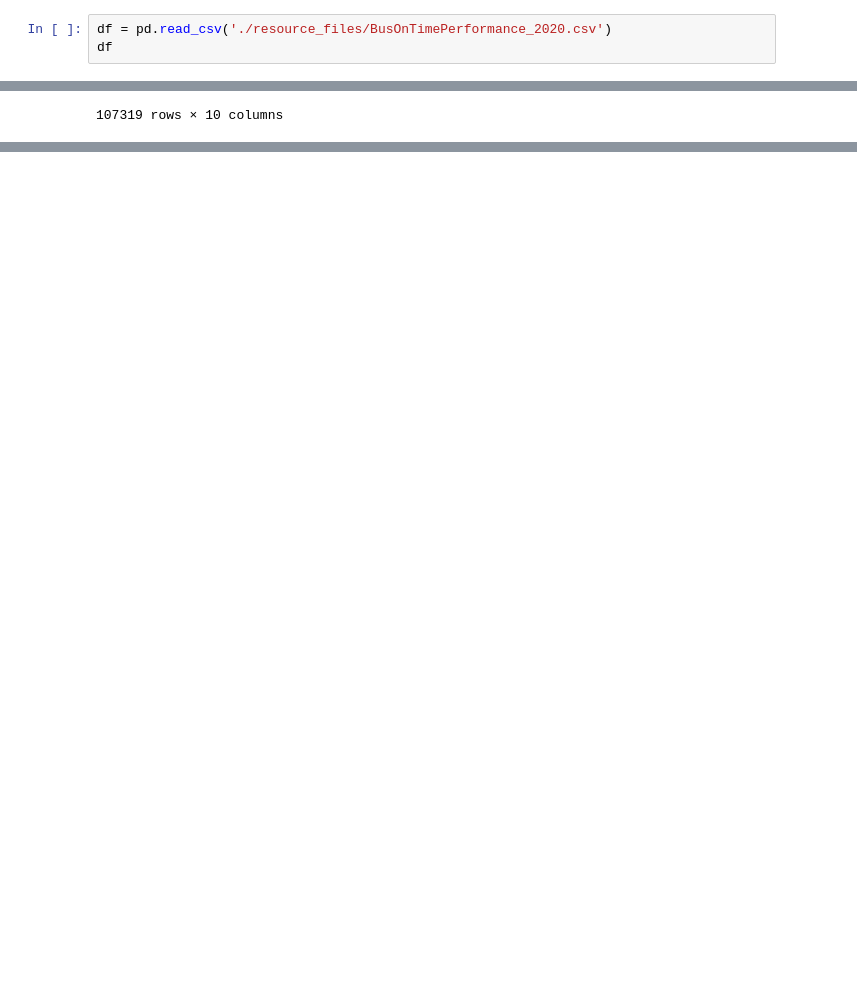
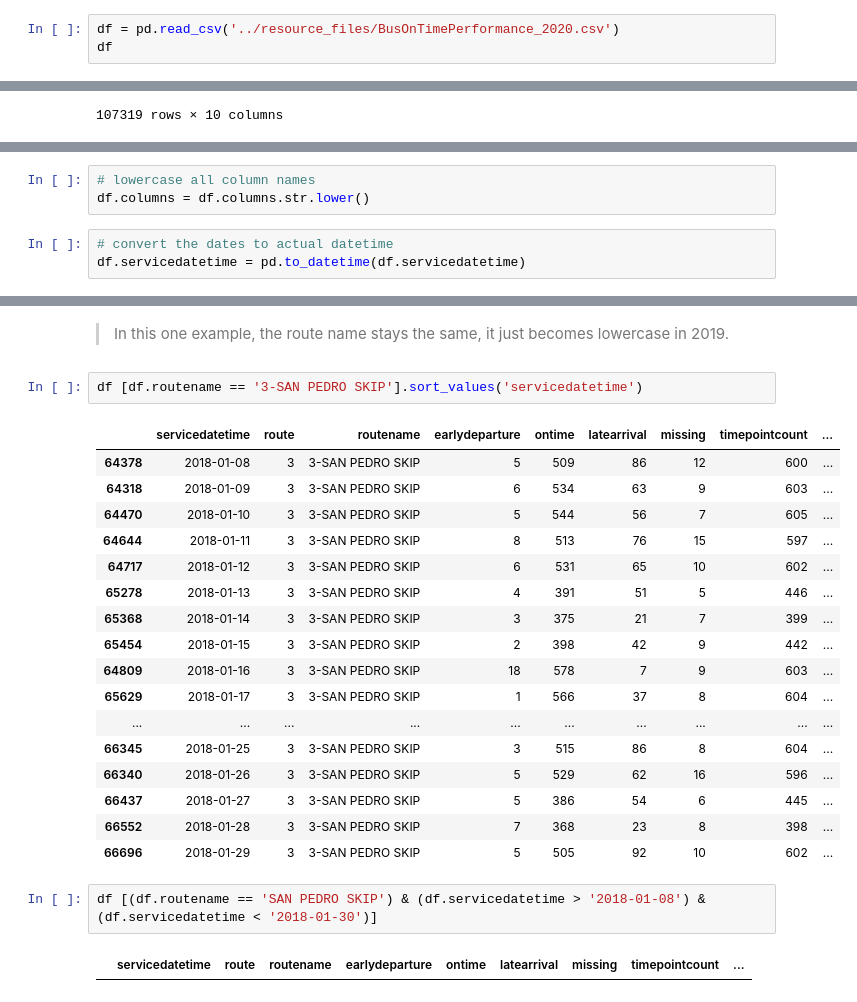
Before and after one commit to get-on-the-bus/via-project, a Jupyter notebook: misty/mists-scraps.ipynb, the cells around one changed output, grey strips where cells are left out. Saved outputs shown, nothing was run; the diff lists cells and outputs as text; blank space fills up the shorter version.

Commit message:
explore performance

```diff
--- a/misty/mists-scraps.ipynb
+++ b/misty/mists-scraps.ipynb
@@ -8,5 +14,5 @@ warnings.filterwarnings('ignore')
 # %%
-df = pd.read_csv('./resource_files/BusOnTimePerformance_2020.csv')
+df = pd.read_csv('../resource_files/BusOnTimePerformance_2020.csv')
 df
 # %% [output]
 |  | ServiceDateTime | Route | RouteName | EarlyDeparture | OnTime | LateArrival | Missing | TimePointCount | ... |
@@ -75,0 +78,6 @@ df3
+# %%
+# lowercase all column names
+df.columns = df.columns.str.lower()
+# %%
+# convert the dates to actual datetime
+df.servicedatetime = pd.to_datetime(df.servicedatetime)
@@ -75,0 +187,26 @@ df3
+# %% [markdown]
+> In this one example, the route name stays the same, it just becomes lowercase in 2019.
+# %%
+df [df.routename == '3-SAN PEDRO SKIP'].sort_values('servicedatetime')
+# %% [output]
+|  | servicedatetime | route | routename | earlydeparture | ontime | latearrival | missing | timepointcount | ... |
+| 64378 | 2018-01-08 | 3 | 3-SAN PEDRO SKIP | 5 | 509 | 86 | 12 | 600 | ... |
+| 64318 | 2018-01-09 | 3 | 3-SAN PEDRO SKIP | 6 | 534 | 63 | 9 | 603 | ... |
+| 64470 | 2018-01-10 | 3 | 3-SAN PEDRO SKIP | 5 | 544 | 56 | 7 | 605 | ... |
+| 64644 | 2018-01-11 | 3 | 3-SAN PEDRO SKIP | 8 | 513 | 76 | 15 | 597 | ... |
+| 64717 | 2018-01-12 | 3 | 3-SAN PEDRO SKIP | 6 | 531 | 65 | 10 | 602 | ... |
+| 65278 | 2018-01-13 | 3 | 3-SAN PEDRO SKIP | 4 | 391 | 51 | 5 | 446 | ... |
+| 65368 | 2018-01-14 | 3 | 3-SAN PEDRO SKIP | 3 | 375 | 21 | 7 | 399 | ... |
+| 65454 | 2018-01-15 | 3 | 3-SAN PEDRO SKIP | 2 | 398 | 42 | 9 | 442 | ... |
+| 64809 | 2018-01-16 | 3 | 3-SAN PEDRO SKIP | 18 | 578 | 7 | 9 | 603 | ... |
+| 65629 | 2018-01-17 | 3 | 3-SAN PEDRO SKIP | 1 | 566 | 37 | 8 | 604 | ... |
+| ... | ... | ... | ... | ... | ... | ... | ... | ... | ... |
+| 66345 | 2018-01-25 | 3 | 3-SAN PEDRO SKIP | 3 | 515 | 86 | 8 | 604 | ... |
+| 66340 | 2018-01-26 | 3 | 3-SAN PEDRO SKIP | 5 | 529 | 62 | 16 | 596 | ... |
+| 66437 | 2018-01-27 | 3 | 3-SAN PEDRO SKIP | 5 | 386 | 54 | 6 | 445 | ... |
+| 66552 | 2018-01-28 | 3 | 3-SAN PEDRO SKIP | 7 | 368 | 23 | 8 | 398 | ... |
+| 66696 | 2018-01-29 | 3 | 3-SAN PEDRO SKIP | 5 | 505 | 92 | 10 | 602 | ... |
+# %%
+df [(df.routename == 'SAN PEDRO SKIP') & (df.servicedatetime > '2018-01-08') & (df.servicedatetime < '2018-01-30')]
+# %% [output]
+|  | servicedatetime | route | routename | earlydeparture | ontime | latearrival | missing | timepointcount | ... |
```
Also changed, not shown: parts of 35 cells of this notebook.
